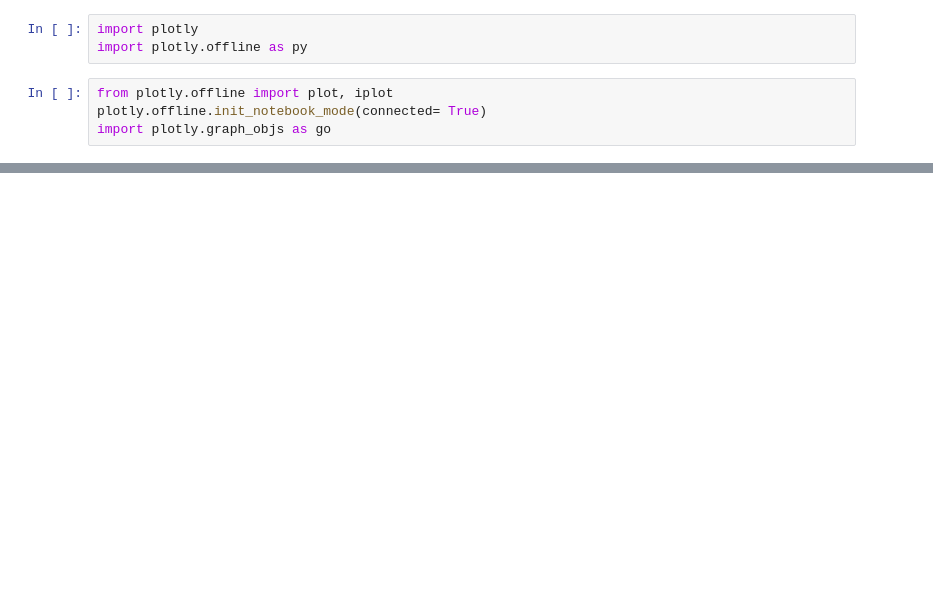
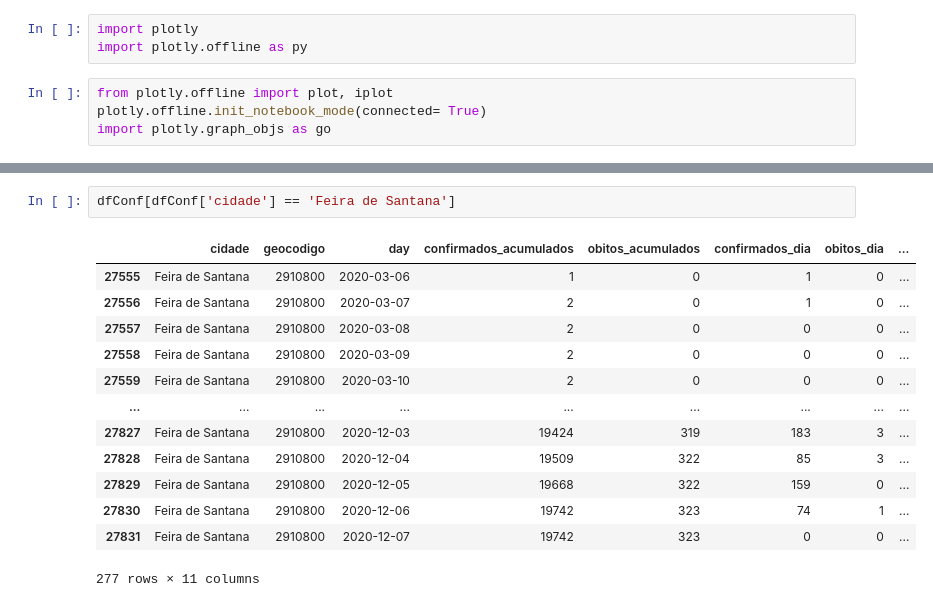
Before and after one commit to solkan1201/SIRmodel, a Jupyter notebook: reviewe tables Bahia.ipynb, the cells around one changed output, grey strips where cells are left out. Drawn from its saved outputs; the diff is of its cells as text; blank space fills up the shorter version.

```diff
--- a/reviewe tables Bahia.ipynb
+++ b/reviewe tables Bahia.ipynb
@@ -49,0 +35,16 @@ dfConf.head()
+# %%
+dfConf[dfConf['cidade'] == 'Feira de Santana']
+# %% [output]
+|  | cidade | geocodigo | day | confirmados_acumulados | obitos_acumulados | confirmados_dia | obitos_dia | ... |
+| 27555 | Feira de Santana | 2910800 | 2020-03-06 | 1 | 0 | 1 | 0 | ... |
+| 27556 | Feira de Santana | 2910800 | 2020-03-07 | 2 | 0 | 1 | 0 | ... |
+| 27557 | Feira de Santana | 2910800 | 2020-03-08 | 2 | 0 | 0 | 0 | ... |
+| 27558 | Feira de Santana | 2910800 | 2020-03-09 | 2 | 0 | 0 | 0 | ... |
+| 27559 | Feira de Santana | 2910800 | 2020-03-10 | 2 | 0 | 0 | 0 | ... |
+| ... | ... | ... | ... | ... | ... | ... | ... | ... |
+| 27827 | Feira de Santana | 2910800 | 2020-12-03 | 19424 | 319 | 183 | 3 | ... |
+| 27828 | Feira de Santana | 2910800 | 2020-12-04 | 19509 | 322 | 85 | 3 | ... |
+| 27829 | Feira de Santana | 2910800 | 2020-12-05 | 19668 | 322 | 159 | 0 | ... |
+| 27830 | Feira de Santana | 2910800 | 2020-12-06 | 19742 | 323 | 74 | 1 | ... |
+| 27831 | Feira de Santana | 2910800 | 2020-12-07 | 19742 | 323 | 0 | 0 | ... |
+277 rows × 11 columns
```
Also changed, not shown: parts of 19 cells of this notebook, 11 other files.
